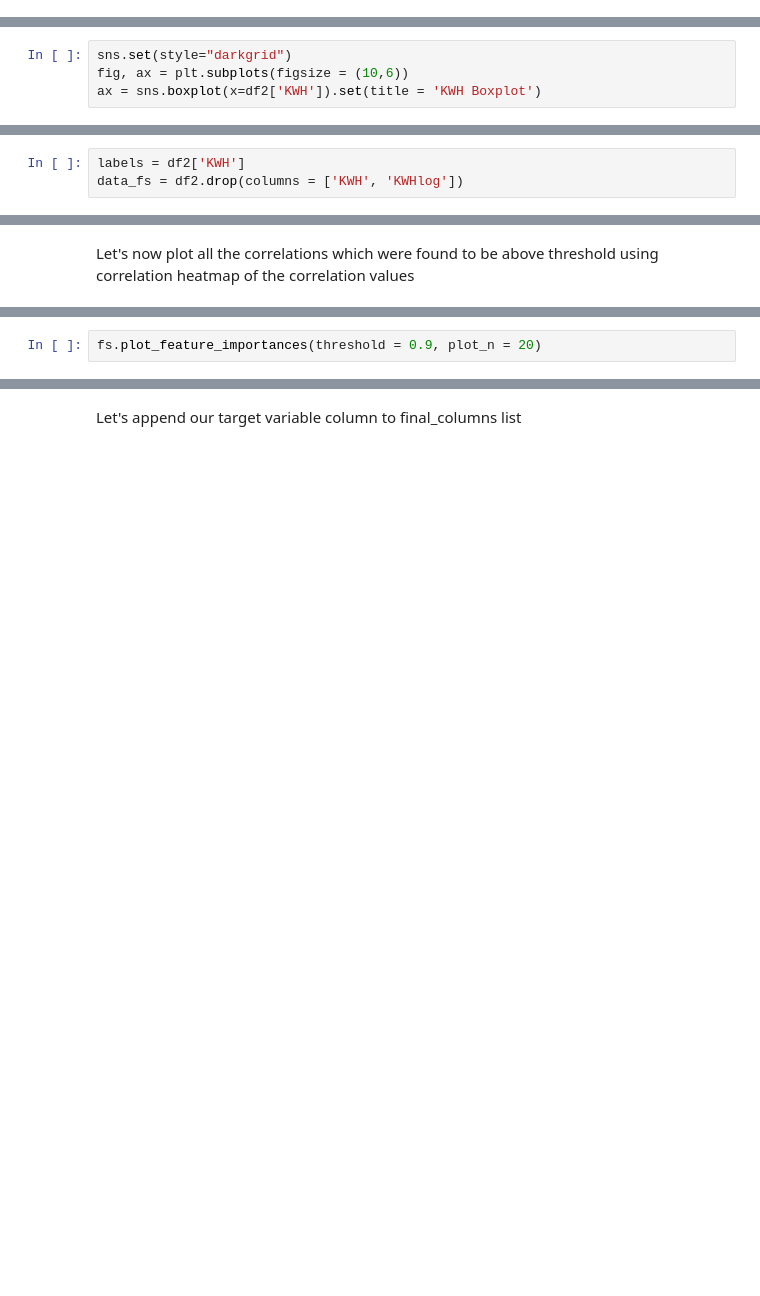
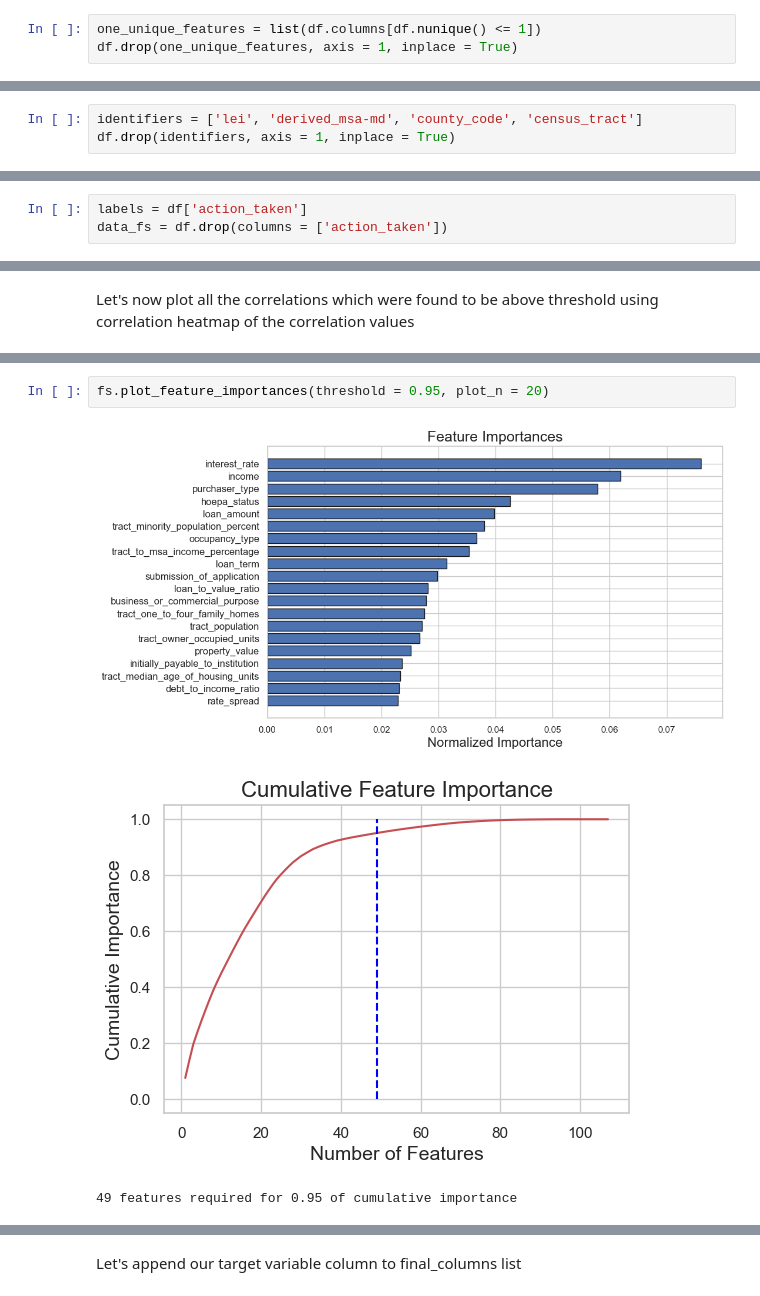
Before and after one commit to nipun-goyal/Mortgage-Approval-Modeling, a Jupyter notebook: 1.0-Residential-Energy-Modeling.ipynb, the cells around one changed output, grey strips where cells are left out. Cells and saved outputs as stored; diff of their text form; blank space fills up the shorter version.

```diff
--- a/1.0-Residential-Energy-Modeling.ipynb
+++ b/1.0-Residential-Energy-Modeling.ipynb
@@ -698,0 +773,3 @@ df.shape
+# %%
+one_unique_features = list(df.columns[df.nunique() <= 1])
+df.drop(one_unique_features, axis = 1, inplace = True)
@@ -698,0 +780,3 @@ df.shape
+# %%
+identifiers = ['lei', 'derived_msa-md', 'county_code', 'census_tract']
+df.drop(identifiers, axis = 1, inplace = True)
@@ -714,7 +799,3 @@ Let's also verify visually from boxplot whether this extreme outlier value has b
-# %%
-sns.set(style="darkgrid")
-fig, ax = plt.subplots(figsize = (10,6))
-ax = sns.boxplot(x=df2['KWH']).set(title = 'KWH Boxplot')
 # %% [markdown]
 <a id="6"></a>
 ### 6. Feature Engineering
@@ -787,3 +909,3 @@ Earlier, during the EDA phase of the project, we found that there were indeed no
 # %%
-labels = df2['KWH']
-data_fs = df2.drop(columns = ['KWH', 'KWHlog'])
+labels = df['action_taken']
+data_fs = df.drop(columns = ['action_taken'])
@@ -830,3 +1020,7 @@ Let's now check how many features have a cumulative importance of 90% and also s
 # %%
-fs.plot_feature_importances(threshold = 0.9, plot_n = 20)
+fs.plot_feature_importances(threshold = 0.95, plot_n = 20)
+# %% [output]
+[figure, added]
+[figure, added]
+49 features required for 0.95 of cumulative importance
 # %% [markdown]
```
Also changed, not shown: parts of 144 cells of this notebook.
